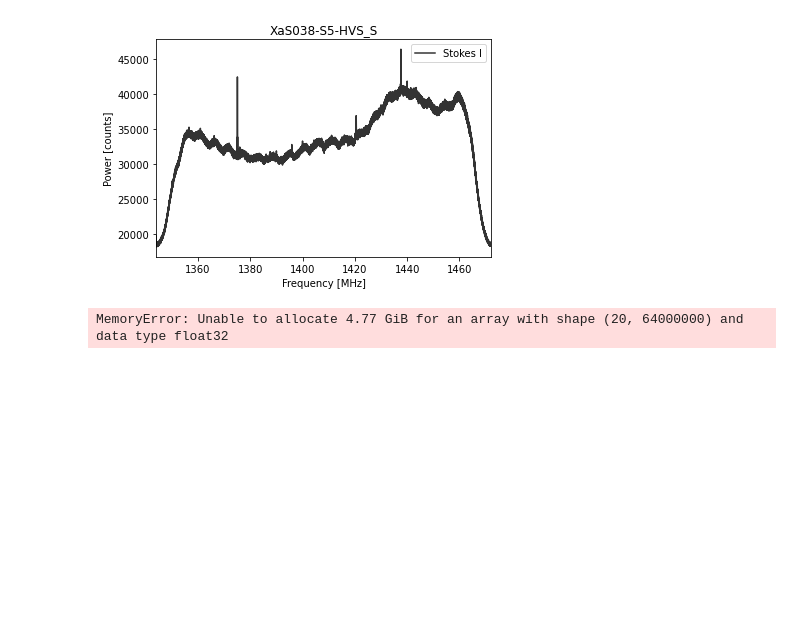
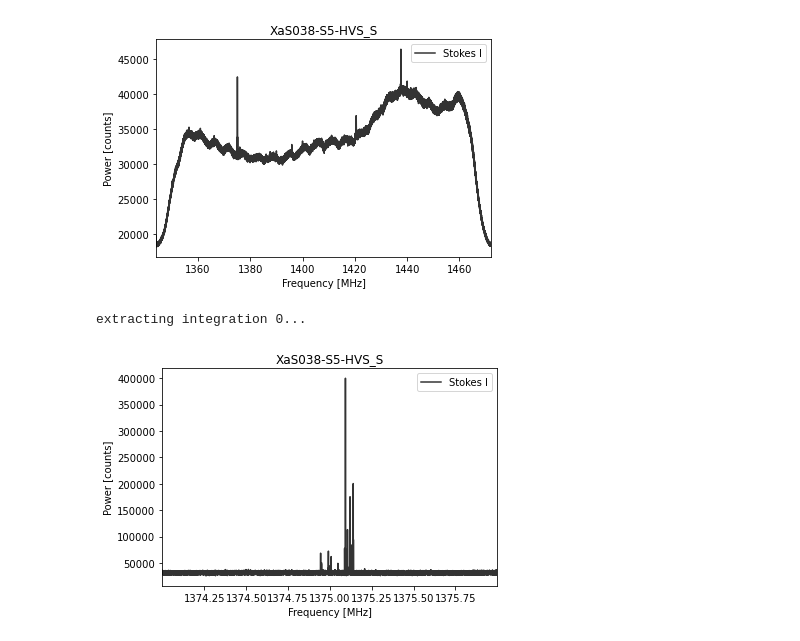
Before and after one commit to lacker/astro, a Jupyter notebook: analyze.ipynb, the cells around one changed output. Saved outputs shown, nothing was run; the diff lists cells and outputs as text; code cells hidden in the pictures; blank space fills up the shorter version.

```diff
--- a/analyze.ipynb
+++ b/analyze.ipynb
@@ -10,6 +10,7 @@ obs.plot_spectrum()
 extracting integration 0...
 [figure]
 # %%
-obs.plot_waterfall()
+obs.plot_spectrum(f_start=1374, f_stop=1376)
 # %% [output]
-MemoryError: Unable to allocate 4.77 GiB for an array with shape (20, 64000000) and data type float32
+extracting integration 0...
+[figure, added]
```
Also changed, not shown: parts of 1 cell of this notebook.
